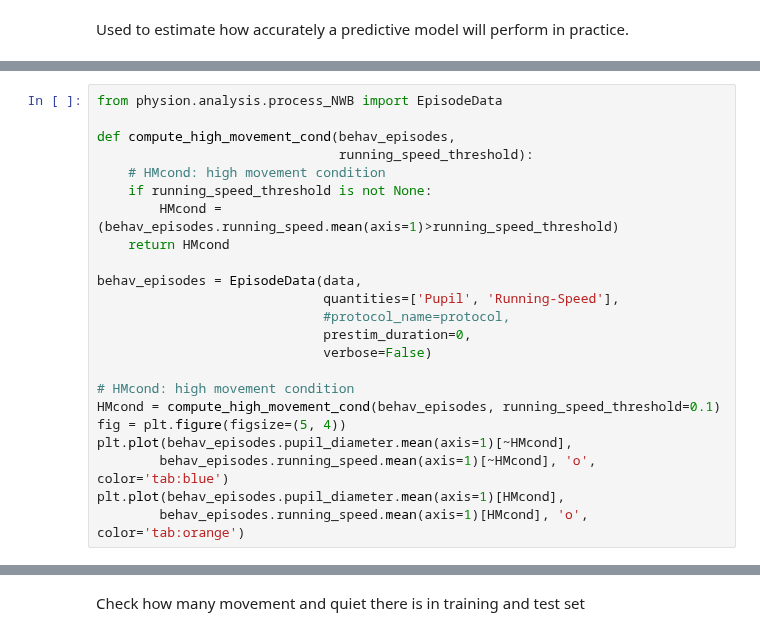
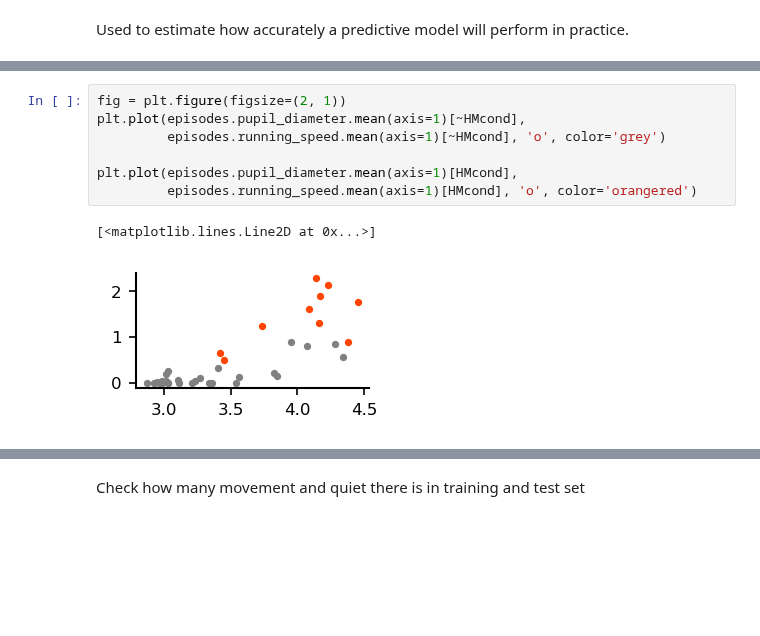
Before and after one commit to LauraGonzalez2000/physion, a Jupyter notebook: notebooks/personalized/Cross-validation.ipynb, the cells around one changed output, grey strips where cells are left out. Cells and saved outputs as stored; diff of their text form; blank space fills up the shorter version.

```diff
--- a/notebooks/personalized/Cross-validation.ipynb
+++ b/notebooks/personalized/Cross-validation.ipynb
@@ -36,23 +48,0 @@ NWB-file reading time: 915.4ms
-# %%
-from physion.analysis.process_NWB import EpisodeData
-
-def compute_high_movement_cond(behav_episodes,
-                               running_speed_threshold):
-    # HMcond: high movement condition
-    if running_speed_threshold is not None:
-        HMcond = (behav_episodes.running_speed.mean(axis=1)>running_speed_threshold)
-    return HMcond
-
-behav_episodes = EpisodeData(data,
-                             quantities=['Pupil', 'Running-Speed'],
-                             #protocol_name=protocol,
-                             prestim_duration=0,
-                             verbose=False)
-
-# HMcond: high movement condition
-HMcond = compute_high_movement_cond(behav_episodes, running_speed_threshold=0.1)
-fig = plt.figure(figsize=(5, 4))
-plt.plot(behav_episodes.pupil_diameter.mean(axis=1)[~HMcond],
-        behav_episodes.running_speed.mean(axis=1)[~HMcond], 'o', color='tab:blue')
-plt.plot(behav_episodes.pupil_diameter.mean(axis=1)[HMcond],
-        behav_episodes.running_speed.mean(axis=1)[HMcond], 'o', color='tab:orange')
@@ -68,2 +49,12 @@ protocols: ['moving-dots' 'random-dots' 'static-patch' 'looming-stim'
+# %%
+fig = plt.figure(figsize=(2, 1))
+plt.plot(episodes.pupil_diameter.mean(axis=1)[~HMcond],
+         episodes.running_speed.mean(axis=1)[~HMcond], 'o', color='grey')
+
+plt.plot(episodes.pupil_diameter.mean(axis=1)[HMcond],
+         episodes.running_speed.mean(axis=1)[HMcond], 'o', color='orangered')
+# %% [output]
+[<matplotlib.lines.Line2D at 0x...>]
+[figure, added]
 # %%
 cvIndices = TwoFold_train_test_split_basic(df, spont_act_key='VisStim_grey-10min')
```
Also changed, not shown: parts of 8 cells of this notebook, 6 other files.
